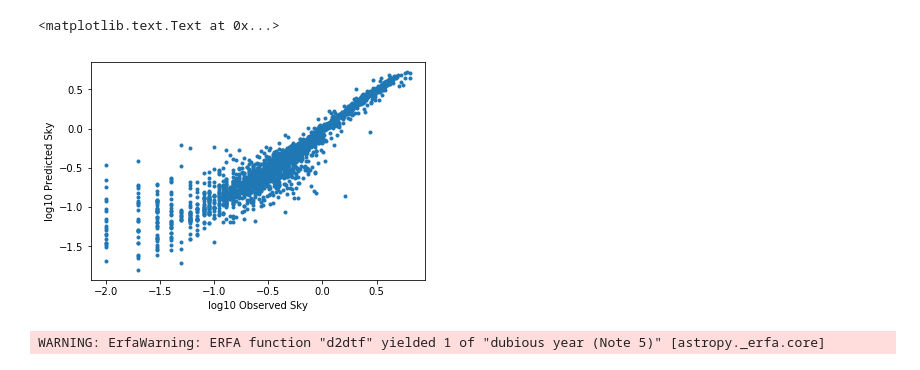
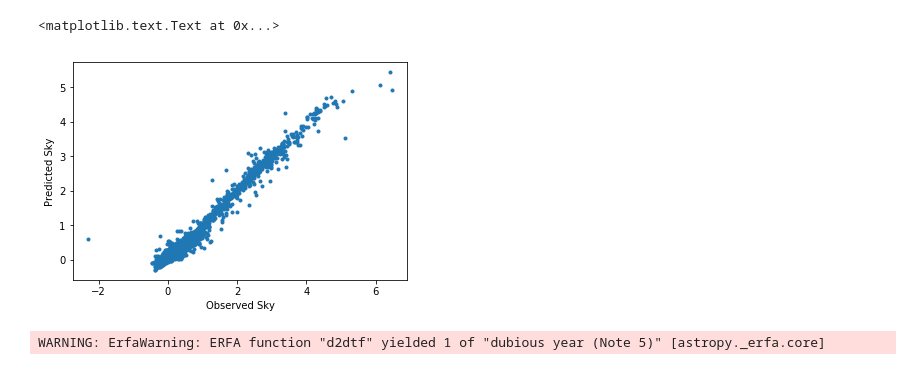
Before and after one commit to segasai/mynotebooks, a Jupyter notebook: desi_sky/DESI sky.ipynb, the cells around one changed output. Cells and saved outputs as stored; diff of their text form; code cells hidden in the pictures.

Commit message:
update the notebook: x) cut based on exposure times x) take into account that the sky is already in delta( mag) units

```diff
--- a/desi_sky/DESI sky.ipynb
+++ b/desi_sky/DESI sky.ipynb
@@ -65,13 +65,14 @@ sunAlt, moonP, moonAlt, objAlt, moonAz, sunAz, objAz = [np.array(_) for _ in [
 indat = np.array([tab['trans'], tab['zd'],tab['moonSep'],
                 tab['moonPhase'],tab['moonZD']])
 
-outdat = np.log10(tab['sky'])
+outdat = tab['sky']
 # %%
 maxSunAlt = -18 # maximum altitude of the Sun
-
+minExpTime = 10
 goodset= ( np.isfinite(indat).all(axis=0) &
         (sunAlt < maxSunAlt) &
-        np.isfinite(outdat))
+        np.isfinite(outdat) &
+         (tab['exp']>minExpTime))
 
 def fitmodel(filt, sub = None):
     rfr = sken.RandomForestRegressor()
@@ -89,18 +90,18 @@ def fitmodel(filt, sub = None):
 # %%
 # fit the model on 90%
 frac  = 0.9
 sub = np.random.uniform(size=len(tab)) < frac
 modelR0 = fitmodel(2, sub)
 # predict on the rest of 10%
 indatC = indat[:,goodset & (tab['band'] == 2) & (~sub)]
 outdatC = outdat[goodset & (tab['band'] == 2) & (~sub)]
 predC = modelR0.predict(indatC.T)
 plt.plot(outdatC, predC, '.')
-plt.xlabel('log10 Observed Sky')
-plt.ylabel('log10 Predicted Sky')
+plt.xlabel('Observed Sky')
+plt.ylabel('Predicted Sky')
 # %% [output]
 <matplotlib.text.Text at 0x...>
-[figure, old version]
+[figure, new version]
 # %%
 modelG = fitmodel(1)
 modelR = fitmodel(2)
```
Also changed, not shown: parts of 5 cells of this notebook.
